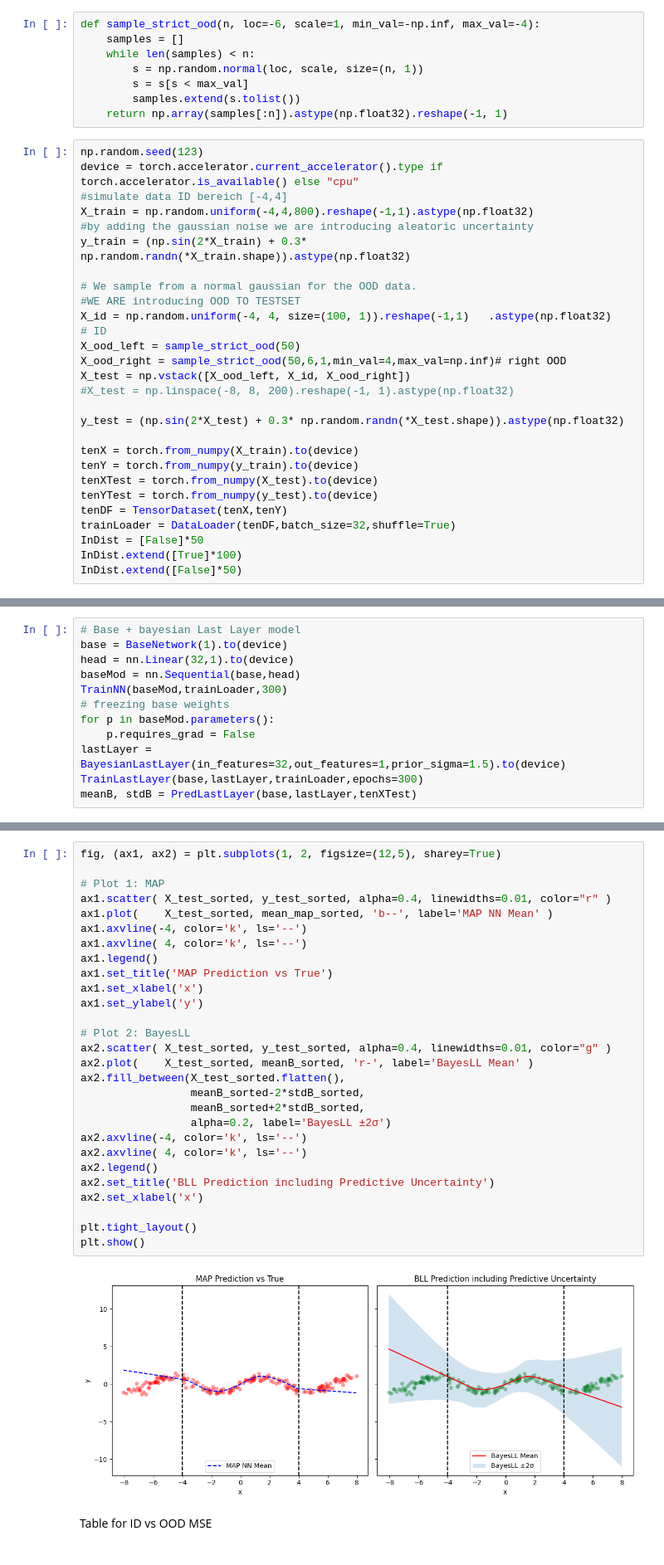
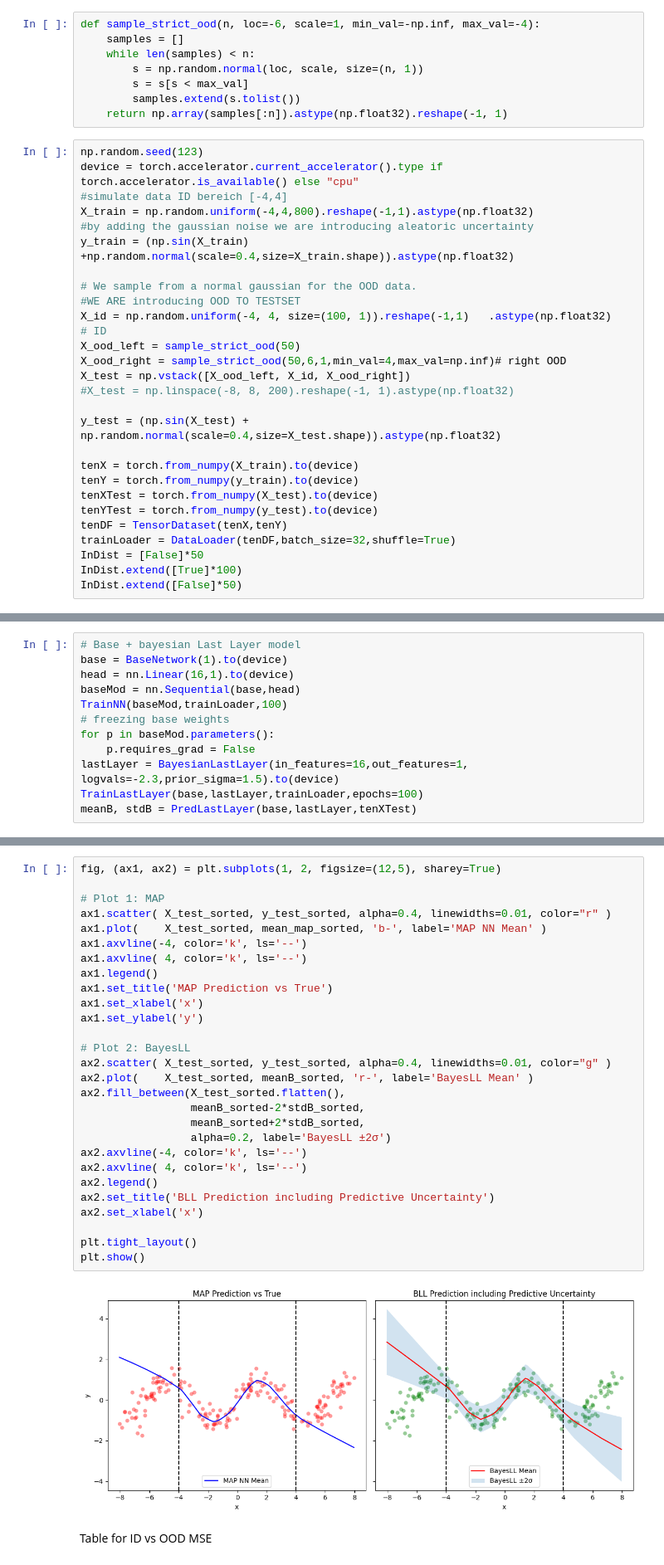
Before and after one commit to Kingmopser/ProbabilisticML, a Jupyter notebook: src/Simulation.ipynb, the cells around one changed output, grey strips where cells are left out. Shown at 83% size. Drawn from its saved outputs; the diff is of its cells as text.

```diff
--- a/src/Simulation.ipynb
+++ b/src/Simulation.ipynb
@@ -25,7 +25,7 @@ device = torch.accelerator.current_accelerator().type if torch.accelerator.is_av
 #simulate data ID bereich [-4,4]
 X_train = np.random.uniform(-4,4,800).reshape(-1,1).astype(np.float32)
 #by adding the gaussian noise we are introducing aleatoric uncertainty
-y_train = (np.sin(2*X_train) + 0.3* np.random.randn(*X_train.shape)).astype(np.float32)
+y_train = (np.sin(X_train) +np.random.normal(scale=0.4,size=X_train.shape)).astype(np.float32)
 
 # We sample from a normal gaussian for the OOD data.
 #WE ARE introducing OOD TO TESTSET
@@ -35,7 +35,7 @@ X_ood_right = sample_strict_ood(50,6,1,min_val=4,max_val=np.inf)# right OOD
 X_test = np.vstack([X_ood_left, X_id, X_ood_right])
 #X_test = np.linspace(-8, 8, 200).reshape(-1, 1).astype(np.float32)
 
-y_test = (np.sin(2*X_test) + 0.3* np.random.randn(*X_test.shape)).astype(np.float32)
+y_test = (np.sin(X_test) + np.random.normal(scale=0.4,size=X_test.shape)).astype(np.float32)
 
 tenX = torch.from_numpy(X_train).to(device)
 tenY = torch.from_numpy(y_train).to(device)
@@ -75,13 +73,13 @@ plt.show()
 # %%
 # Base + bayesian Last Layer model
 base = BaseNetwork(1).to(device)
-head = nn.Linear(32,1).to(device)
+head = nn.Linear(16,1).to(device)
 baseMod = nn.Sequential(base,head)
-TrainNN(baseMod,trainLoader,300)
+TrainNN(baseMod,trainLoader,100)
 # freezing base weights
 for p in baseMod.parameters():
     p.requires_grad = False
-lastLayer = BayesianLastLayer(in_features=32,out_features=1,prior_sigma=1.5).to(device)
-TrainLastLayer(base,lastLayer,trainLoader,epochs=300)
+lastLayer = BayesianLastLayer(in_features=16,out_features=1, logvals=-2.3,prior_sigma=1.5).to(device)
+TrainLastLayer(base,lastLayer,trainLoader,epochs=100)
 meanB, stdB = PredLastLayer(base,lastLayer,tenXTest)
 # %% [output]
@@ -129,33 +118,33 @@ Bayesian Last Layer: In-dist uncertainty = 0.6410, OOD average std = 1.8095
 # %%
 fig, (ax1, ax2) = plt.subplots(1, 2, figsize=(12,5), sharey=True)
 
 # Plot 1: MAP
 ax1.scatter( X_test_sorted, y_test_sorted, alpha=0.4, linewidths=0.01, color="r" )
-ax1.plot(    X_test_sorted, mean_map_sorted, 'b--', label='MAP NN Mean' )
+ax1.plot(    X_test_sorted, mean_map_sorted, 'b-', label='MAP NN Mean' )
 ax1.axvline(-4, color='k', ls='--')
 ax1.axvline( 4, color='k', ls='--')
 ax1.legend()
 ax1.set_title('MAP Prediction vs True')
 ax1.set_xlabel('x')
 ax1.set_ylabel('y')
 
 # Plot 2: BayesLL
 ax2.scatter( X_test_sorted, y_test_sorted, alpha=0.4, linewidths=0.01, color="g" )
 ax2.plot(    X_test_sorted, meanB_sorted, 'r-', label='BayesLL Mean' )
 ax2.fill_between(X_test_sorted.flatten(),
                  meanB_sorted-2*stdB_sorted,
                  meanB_sorted+2*stdB_sorted,
                  alpha=0.2, label='BayesLL ±2σ')
 ax2.axvline(-4, color='k', ls='--')
 ax2.axvline( 4, color='k', ls='--')
 ax2.legend()
 ax2.set_title('BLL Prediction including Predictive Uncertainty')
 ax2.set_xlabel('x')
 
 plt.tight_layout()
 plt.show()
 # %% [output]
-[figure, old version]
+[figure, new version]
 # %% [markdown]
 Table for ID vs OOD MSE
 # %%
```
Also changed, not shown: parts of 6 cells of this notebook, 3 other files.
